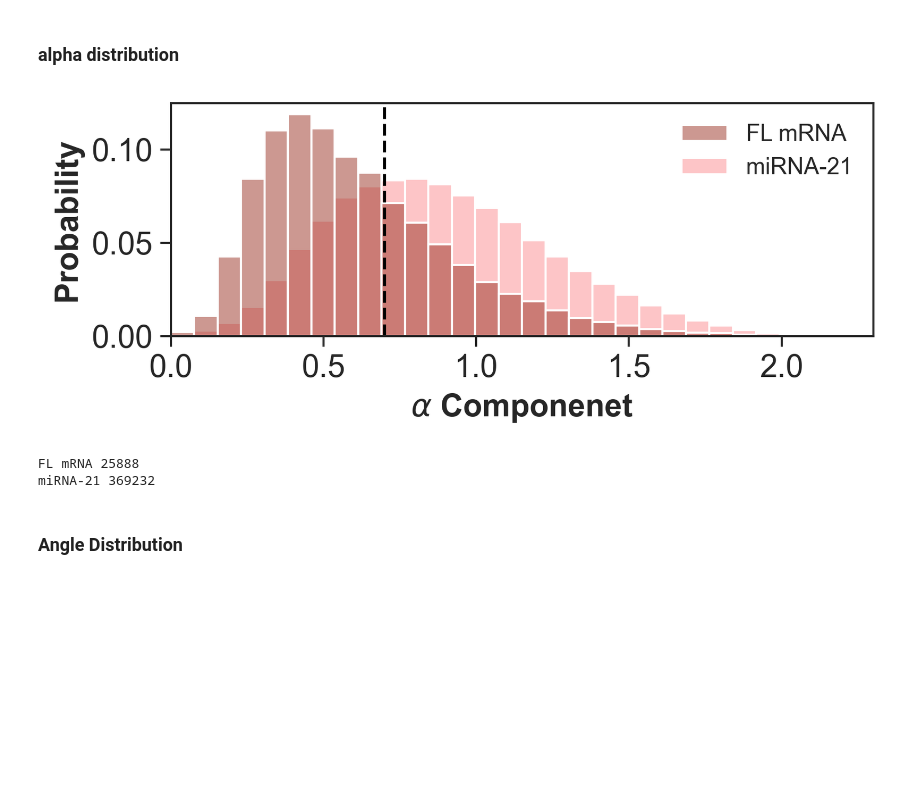
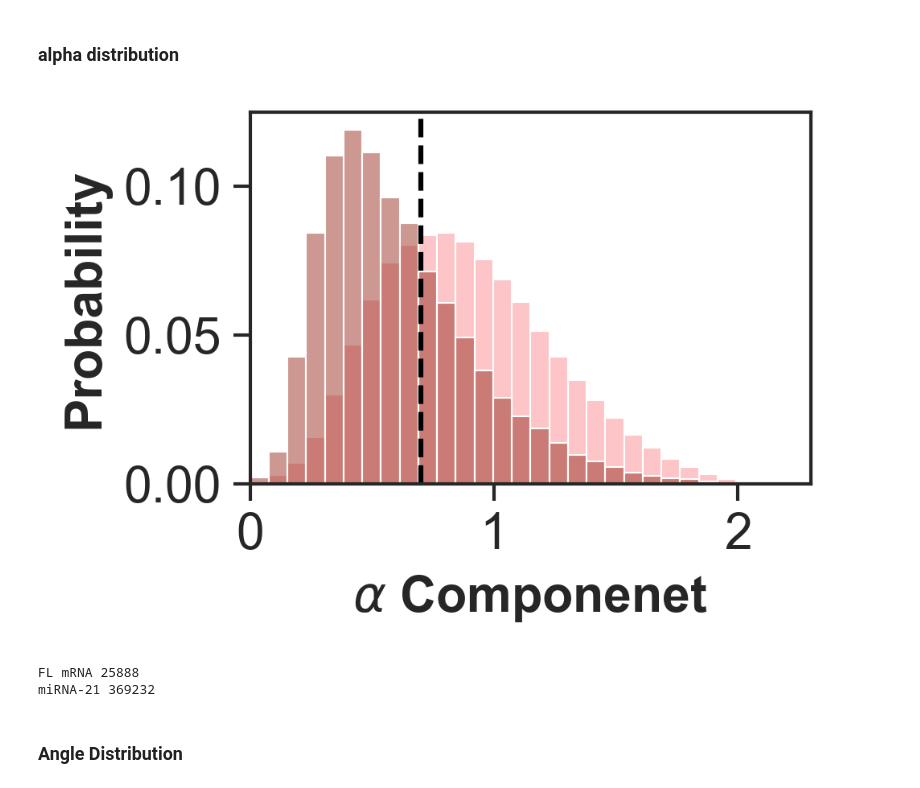
Before and after one commit to walterlab-um/intra_condensate_SPT, a Jupyter notebook: plot_paper_figure/Fig4_FL_vs_miR21_in_condensate.ipynb, the cells around one changed output. Cells and saved outputs as stored; diff of their text form; code cells hidden in the pictures; blank space fills up the shorter version.

```diff
--- a/plot_paper_figure/Fig4_FL_vs_miR21_in_condensate.ipynb
+++ b/plot_paper_figure/Fig4_FL_vs_miR21_in_condensate.ipynb
@@ -152,7 +152,7 @@ miRNA-21 363021
 # %% [markdown]
 ### alpha distribution
 # %%
-plt.figure(figsize=(6, 2), dpi=300)
+plt.figure(figsize=(3, 2), dpi=300)
 data = df_AIO[df_AIO["mean_stepsize_nm"] > immobile_stepsize_threshold_nm]
 data = data[data["loglog_fit_R2"] > 0.7]
 data = data[data["alpha"] > 0]
@@ -162,38 +162,36 @@ ax = sns.histplot(
     hue="label",
     palette=palette,
     bins=30,
     stat="probability",
     common_norm=False,
     binrange=(0, 2.3),
-    # kde=True,
-    # kde_kws={"bw_adjust": 1.5},
-    # line_kws={"lw": 3},
     alpha=0.5,
+    legend=False,
 )
-sns.move_legend(ax, 0, title=None, frameon=False)
+# sns.move_legend(ax, 0, title=None, frameon=False)
 plt.axvline(0.7, ls="--", color="black")
 plt.xlim(0, 2.3)
 plt.xlabel(r"$\alpha$ Componenet", weight="bold", fontsize=15)
 plt.ylabel("Probability", weight="bold", fontsize=15)
 plt.gca().spines[:].set_linewidth(1)
 plt.gca().tick_params(
     axis="both",
     which="major",
     labelsize=15,
     direction="out",
     bottom=True,
     left=True,
     length=5,
     width=1,
 )
 
 plt.gca().tick_params(axis="both", which="major", labelsize=15)
 plt.savefig("3.alpha_histo_" + postfix, format="png", bbox_inches="tight")
 plt.show()
 print(label_1, data[data["label"] == label_1].shape[0])
 print(label_2, data[data["label"] == label_2].shape[0])
 # %% [output]
-[figure, old version]
+[figure, new version]
 FL mRNA 25888
 miRNA-21 369232
 # %% [markdown]
```
Also changed, not shown: parts of 9 cells of this notebook.
